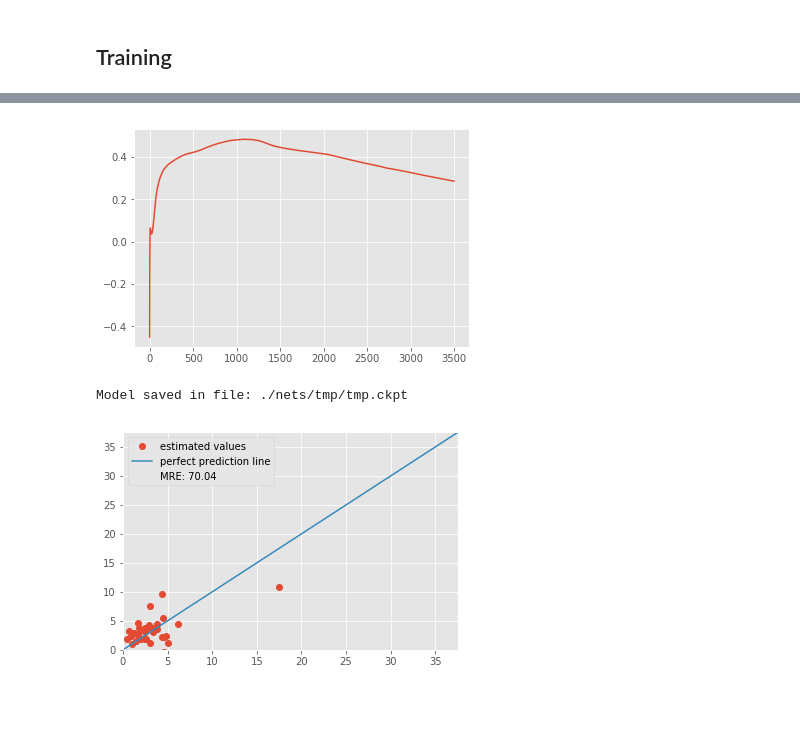
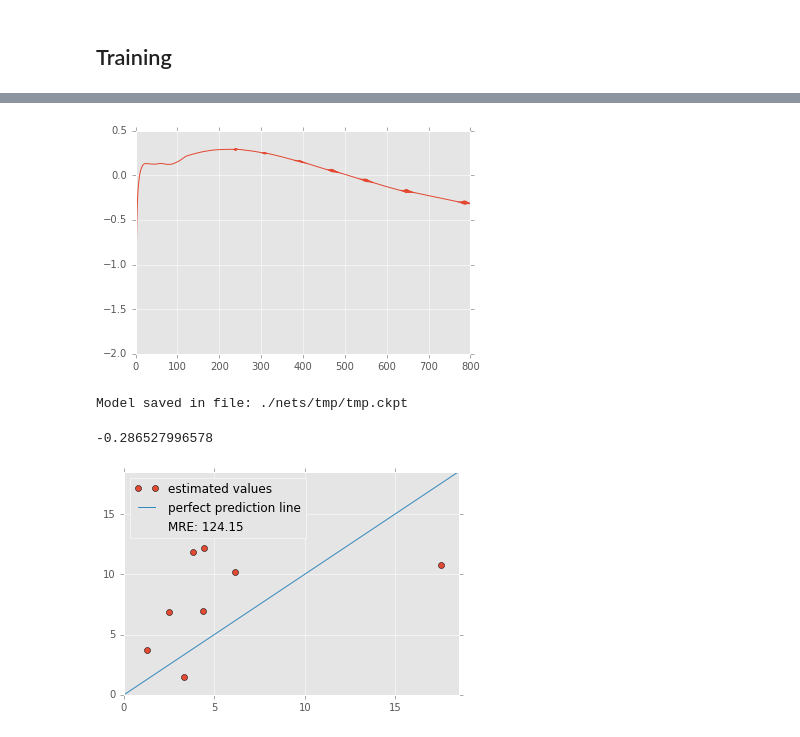
Before and after one commit to harel-coffee/predictive_LCIA-auto, a Jupyter notebook: create_multi_layer_GWP_model.ipynb, the cells around one changed output, grey strips where cells are left out. Cells and saved outputs as stored; diff of their text form; code cells hidden in the pictures; blank space fills up the shorter version.

```diff
--- a/create_multi_layer_GWP_model.ipynb
+++ b/create_multi_layer_GWP_model.ipynb
@@ -57,5 +65,6 @@ Normalization + PCA or Just Normalization
 ## Standard Scaler
 this_scaler = StandardScaler()
 trn_X = this_scaler.fit_transform(trn_X)
+val_X = this_scaler.transform(val_X)
 tst_X = this_scaler.transform(tst_X)
 # %%
@@ -85,5 +84,6 @@ np.savetxt('trn_X.csv',trn_X,delimiter=',')
 pca = PCA(n_components = 40)
 
 trn_X = pca.fit_transform(trn_X)
+val_X = pca.transform(val_X)
 tst_X = pca.transform(tst_X)
 # %%
@@ -116,7 +108,7 @@ plt.show()
 ### Build the model
 # %%
 def init_weights(shape):
-    weights = tf.truncated_normal(shape,stddev = 0.1)
+    weights = tf.random_normal(shape,stddev = 0.1)
     return tf.Variable(weights)
 
 def bias_variable(shape):
@@ -162,17 +154,17 @@ l_out = tf.matmul(l3,w_out) + b_out #no nonlinarity
 pred = l_out
 # %%
 #static parameters
-BATCH_SIZE = 5
-BETA = 0.001 #regularization weights
+BATCH_SIZE = 1
+BETA = 0.01 #regularization weights
 
 #Define loss and optimizer
 #Add regularization term
 # regularizers = tf.nn.l2_loss(w1) + tf.nn.l2_loss(w2) + tf.nn.l2_loss(w3) + tf.nn.l2_loss(w_out)
-regularizers = tf.nn.l2_loss(w1) + tf.nn.l2_loss(w2) + tf.nn.l2_loss(w2) + tf.nn.l2_loss(w_out)
+regularizers = tf.nn.l2_loss(w1) + tf.nn.l2_loss(w2) + tf.nn.l2_loss(w_out)
 cost = tf.reduce_mean(tf.square(pred - y) + BETA*regularizers)
 
 #Gridient Descent Optimizer
-optimizer = tf.train.AdagradOptimizer(learning_rate = 0.001).minimize(cost)
+optimizer = tf.train.AdagradOptimizer(learning_rate = 0.01).minimize(cost)
 
 
 # Initializing the variables
@@ -186,25 +178,29 @@ costs=[]
 #save the model
 saver = tf.train.Saver()
 
+old_score = float('-inf')
+
 with tf.Session() as sess:
     sess.run(init)
-    for epoch in range(3500):
+    for epoch in range(800):
         for i in range(0, len(trn_X),BATCH_SIZE):
             _, c = sess.run([optimizer,cost], feed_dict={X:trn_X[i:i+BATCH_SIZE], y:trn_y[i:i+BATCH_SIZE]})
 
         trn_score = r2_score(trn_y,sess.run(pred, feed_dict={X:trn_X, y:trn_y}))
-        tst_score = r2_score(tst_y,sess.run(pred, feed_dict={X:tst_X, y:tst_y}))
-        tst_mre = mre(tst_y,sess.run(pred,feed_dict={X:tst_X,y:tst_y}))
+        val_score = r2_score(val_y,sess.run(pred, feed_dict={X:val_X, y:val_y}))
+        val_mre = mre(val_y,sess.run(pred,feed_dict={X:val_X,y:val_y}))
 
-        costs.append(tst_score)
-        if epoch % 100 == 0:
-            print("Epoch = %d,Cost = %.2f,Training Accuracy = %.2f, Testing Accuracy = %.2f, Testing MRE =%.2f" % (epoch + 1,c,trn_score,tst_score,tst_mre))
+        costs.append(val_score)
+        if epoch % 10 == 0:
+            print("Epoch = %d,Cost = %.2f,Training Accuracy = %.2f, Validation Accuracy = %.2f, Validation MRE =%.2f" % (epoch + 1,c,trn_score,val_score,val_mre))
 
-    final_pred = sess.run(pred,feed_dict={X:tst_X,y:tst_y})
-    final_pred_trn = sess.run(pred,feed_dict={X:trn_X,y:trn_y})
+    # final pred on the validation set
+    final_pred_val = sess.run(pred,feed_dict={X:val_X})
+    # prediction on the testing set
+    final_pred_test = sess.run(pred,feed_dict={X:tst_X})
 
-    for (y,y_hat) in zip(tst_y,final_pred):
-                print y,y_hat
+    for (y,y_hat) in zip(tst_y,final_pred_test):
+        print y,y_hat
 
 
     plt.plot(costs)
@@ -233,23 +229,24 @@ Epoch = 1101,Cost = 0.16,Training Accuracy = 0.21, Testing Accuracy = 0.48, Test
-[figure, old version]
+[figure, new version]
 Model saved in file: ./nets/tmp/tmp.ckpt
 # %%
-
-MRE_this = mre(tst_y, final_pred)
+MRE_this = mre(tst_y, final_pred_test)
+R2_this = r2_score(tst_y, final_pred_test)
+print R2_this
 MRE_label = 'MRE: ' + str(round(MRE_this,2))
 
 fig = plt.figure()
 ax = fig.add_subplot(111)
-est = plt.plot(tst_y, final_pred,'o', label='estimated values')
+est = plt.plot(tst_y, final_pred_test,'o', label='estimated values')
 
+max_val = max(max(tst_y),max(final_pred_test))
+plt.ylim([0,max_val+1])
+plt.xlim([0,max_val+1])
 
-max_val = max(max(tst_y),max(final_pred))
-plt.ylim([0,max_val+20])
-plt.xlim([0,max_val+20])
-
-thisLine = plt.plot(np.append(0,max_val+20), np.append(0,max_val+20), label='perfect prediction line')
+thisLine = plt.plot(np.append(0,max_val+1), np.append(0,max_val+1), label='perfect prediction line')
 
 plt.plot([],[],linewidth=0, label=MRE_label)
 plt.legend(loc='upper left')
 plt.show()
 # %% [output]
+-0.286527996578
-[figure, old version]
+[figure, new version]
```
Also changed, not shown: parts of 13 cells of this notebook, 3 other files.
